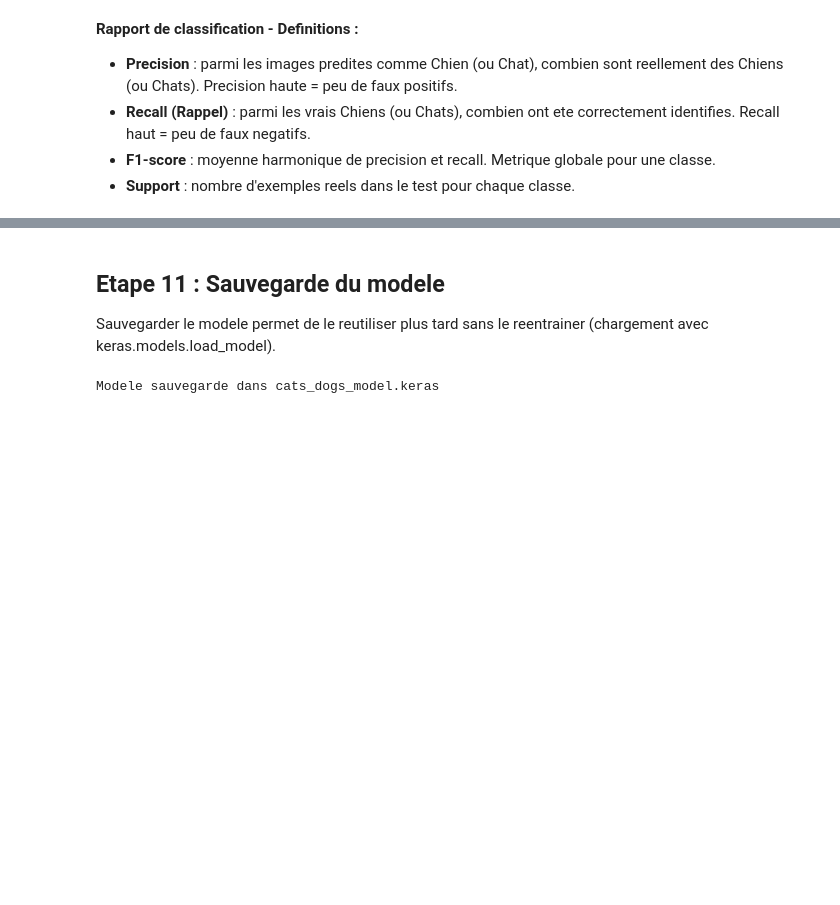
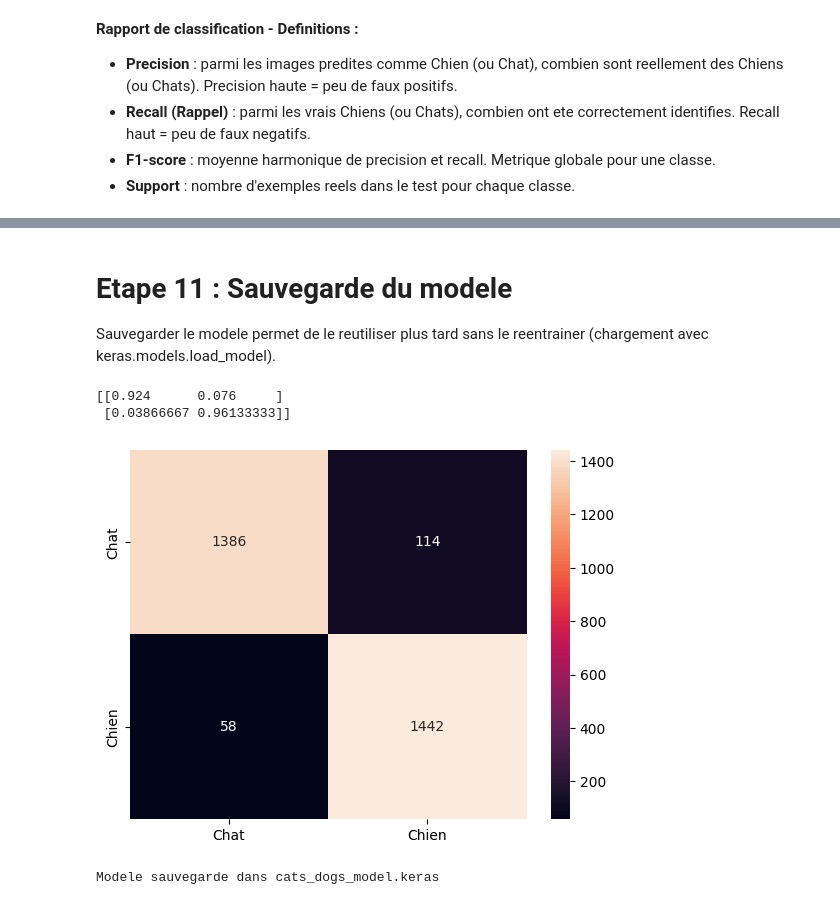
Before and after one commit to BarbaraEstimable/Projet1, a Jupyter notebook: cats_vs_dogs.ipynb, the cells around one changed output, grey strips where cells are left out. Saved outputs shown, nothing was run; the diff lists cells and outputs as text; code cells hidden in the pictures; blank space fills up the shorter version.

```diff
--- a/cats_vs_dogs.ipynb
+++ b/cats_vs_dogs.ipynb
@@ -335,7 +335,24 @@ Matrice de confusion :
 # %% [markdown]
-## Etape 11 : Sauvegarde du modele
+# Etape 11 : Sauvegarde du modele
 
 Sauvegarder le modele permet de le reutiliser plus tard sans le reentrainer (chargement avec keras.models.load_model).
+# %%
+import seaborn as sns
+
+from sklearn.metrics import confusion_matrix
+
+cf_matrix = confusion_matrix(y_test,y_pred)
+
+titles = ["Chat", "Chien"]
+
+pourcent = cf_matrix / cf_matrix.sum(axis=1, keepdims=True)
+print(pourcent)
+
+sb = sns.heatmap(cf_matrix, annot=True, fmt='d', xticklabels= titles, yticklabels= titles)
+# %% [output]
+[[0.924      0.076     ]
+ [0.03866667 0.96133333]]
+[figure, added]
 # %%
 model.save('cats_dogs_model.keras')
 print('Modele sauvegarde dans cats_dogs_model.keras')
```
Also changed, not shown: parts of 8 cells of this notebook.
